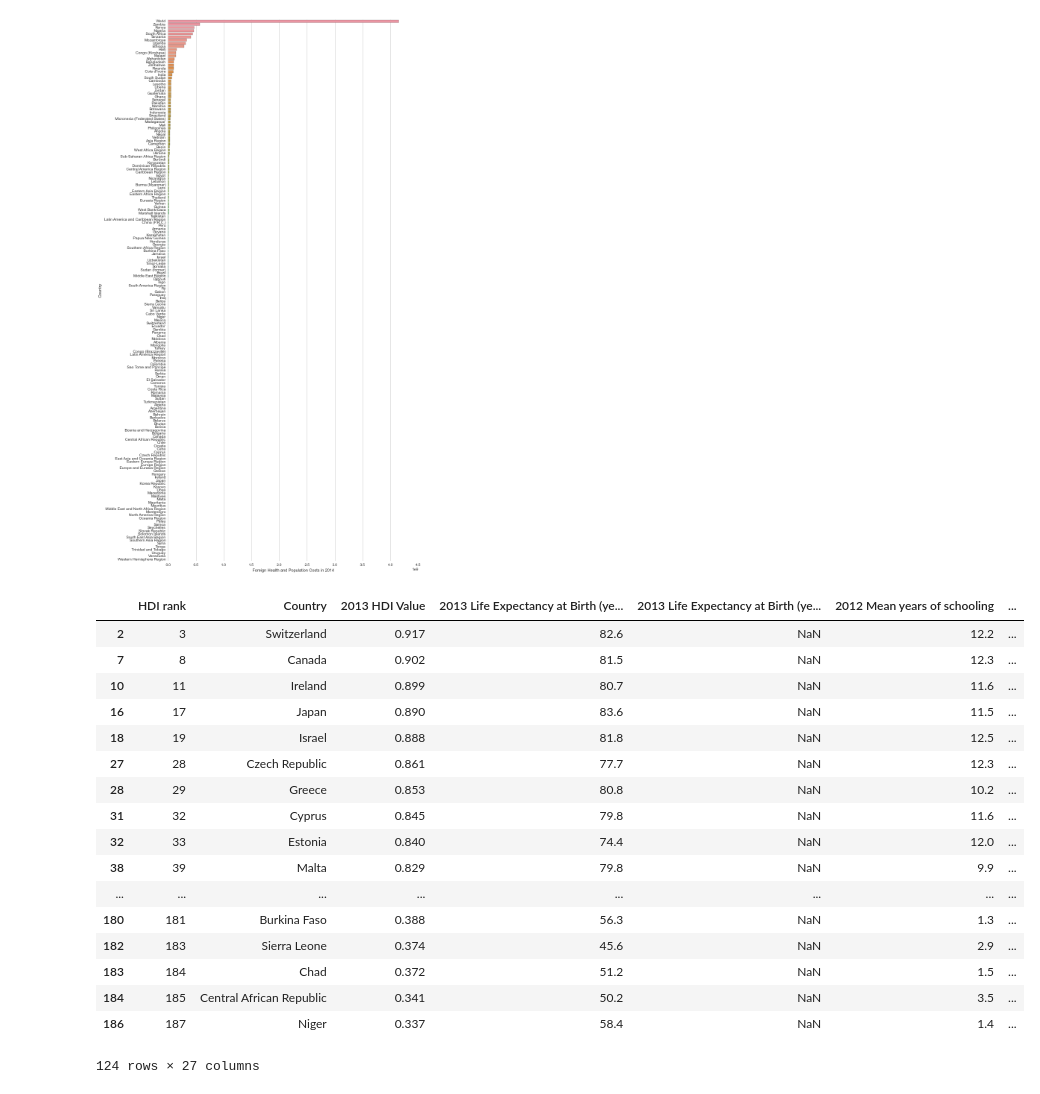
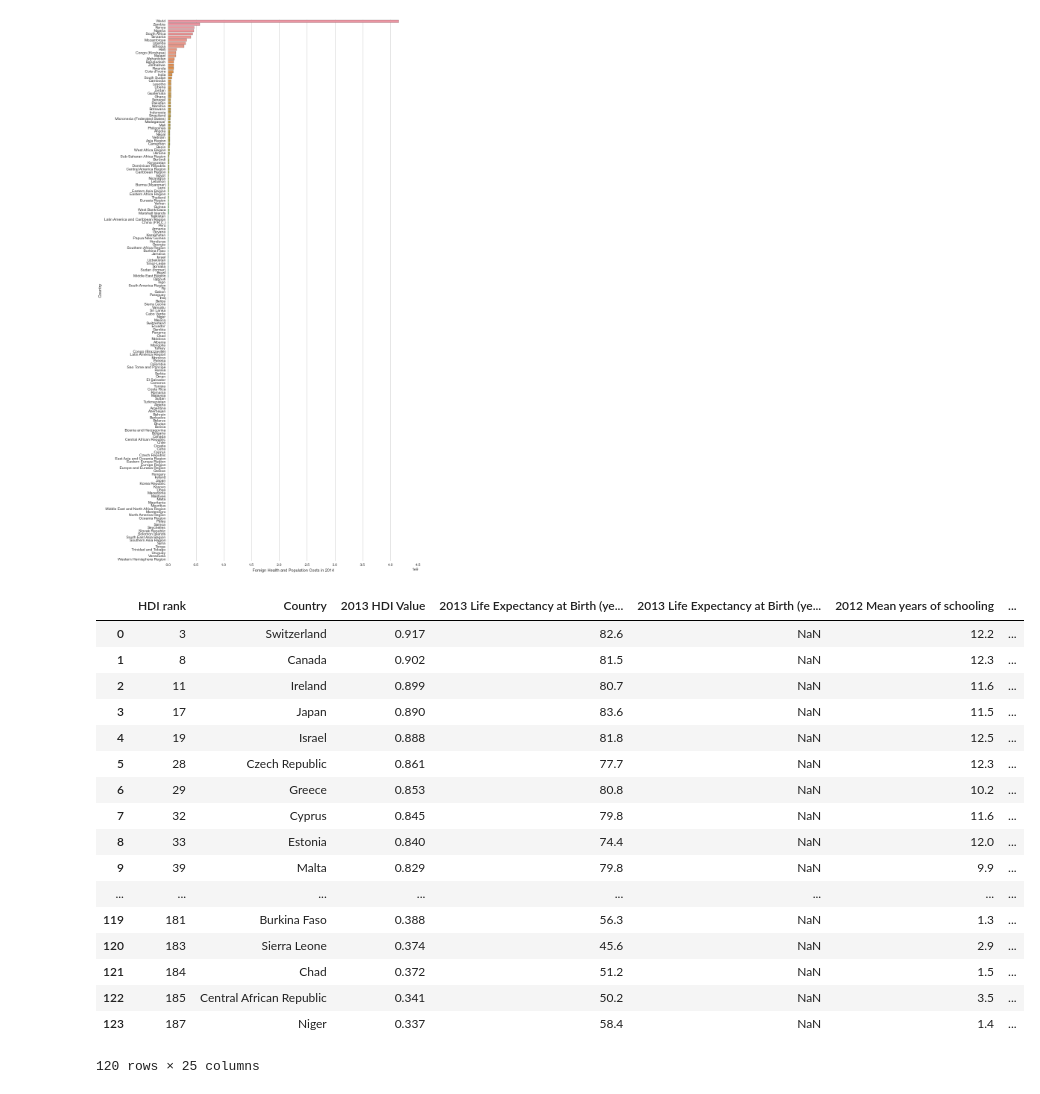
Before and after one commit to ds-proto/ds-proto.github.io, a Jupyter notebook: US_aid.ipynb, the cells around one changed output. Cells and saved outputs as stored; diff of their text form; code cells hidden in the pictures.

```diff
--- a/US_aid.ipynb
+++ b/US_aid.ipynb
@@ -136,36 +136,37 @@ plot_costs(country_costs_df, 'Health and Population', 'Country', 'Foreign Health
 # %%
 hdi = pd.read_csv("data/HDI.csv")
 hdi = hdi.drop(range(196,204))
+populations = pd.read_csv('data/populations.csv')
+populations = populations.rename(columns={'Country Name': 'Country', '2014': '2014 Population'})
+populations = populations[['Country', '2014 Population']]
 foreign_aid = pd.merge(hdi,country_costs_df, on='Country', how='outer')
 foreign_aid['Education'] = foreign_aid['Education'].fillna(0)
 foreign_aid['Health and Population'] = foreign_aid['Health and Population'].fillna(0)
 foreign_aid['Economic Growth'] = foreign_aid['Economic Growth'].fillna(0)
 foreign_aid = foreign_aid.dropna(subset=['2013 HDI Value', 'Region'])
+foreign_aid = pd.merge(foreign_aid, populations, on='Country', how='outer')
+foreign_aid = foreign_aid.dropna(subset=['2013 HDI Value', '2014 Population'], axis=0)
 foreign_aid.to_csv('data/merged_aid.csv', index=False)
-foreign_aid['Health and Population (log)'] = foreign_aid['Health and Population'].apply(np.log)
-foreign_aid['Education (log)'] = foreign_aid['Education'].apply(np.log)
-foreign_aid['Economic Growth (log)'] = foreign_aid['Economic Growth'].apply(np.log)
-
 foreign_aid
 # %% [output]
 |  | HDI rank | Country | 2013 HDI Value | 2013 Life Expectancy at Birth (ye... | 2013 Life Expectancy at Birth (ye... | 2012 Mean years of schooling | ... |
-| 2 | 3 | Switzerland | 0.917 | 82.6 | NaN | 12.2 | ... |
-| 7 | 8 | Canada | 0.902 | 81.5 | NaN | 12.3 | ... |
-| 10 | 11 | Ireland | 0.899 | 80.7 | NaN | 11.6 | ... |
-| 16 | 17 | Japan | 0.890 | 83.6 | NaN | 11.5 | ... |
-| 18 | 19 | Israel | 0.888 | 81.8 | NaN | 12.5 | ... |
-| 27 | 28 | Czech Republic | 0.861 | 77.7 | NaN | 12.3 | ... |
-| 28 | 29 | Greece | 0.853 | 80.8 | NaN | 10.2 | ... |
-| 31 | 32 | Cyprus | 0.845 | 79.8 | NaN | 11.6 | ... |
-| 32 | 33 | Estonia | 0.840 | 74.4 | NaN | 12.0 | ... |
-| 38 | 39 | Malta | 0.829 | 79.8 | NaN | 9.9 | ... |
+| 0 | 3 | Switzerland | 0.917 | 82.6 | NaN | 12.2 | ... |
+| 1 | 8 | Canada | 0.902 | 81.5 | NaN | 12.3 | ... |
+| 2 | 11 | Ireland | 0.899 | 80.7 | NaN | 11.6 | ... |
+| 3 | 17 | Japan | 0.890 | 83.6 | NaN | 11.5 | ... |
+| 4 | 19 | Israel | 0.888 | 81.8 | NaN | 12.5 | ... |
+| 5 | 28 | Czech Republic | 0.861 | 77.7 | NaN | 12.3 | ... |
+| 6 | 29 | Greece | 0.853 | 80.8 | NaN | 10.2 | ... |
+| 7 | 32 | Cyprus | 0.845 | 79.8 | NaN | 11.6 | ... |
+| 8 | 33 | Estonia | 0.840 | 74.4 | NaN | 12.0 | ... |
+| 9 | 39 | Malta | 0.829 | 79.8 | NaN | 9.9 | ... |
 | ... | ... | ... | ... | ... | ... | ... | ... |
-| 180 | 181 | Burkina Faso | 0.388 | 56.3 | NaN | 1.3 | ... |
-| 182 | 183 | Sierra Leone | 0.374 | 45.6 | NaN | 2.9 | ... |
-| 183 | 184 | Chad | 0.372 | 51.2 | NaN | 1.5 | ... |
-| 184 | 185 | Central African Republic | 0.341 | 50.2 | NaN | 3.5 | ... |
-| 186 | 187 | Niger | 0.337 | 58.4 | NaN | 1.4 | ... |
+| 119 | 181 | Burkina Faso | 0.388 | 56.3 | NaN | 1.3 | ... |
+| 120 | 183 | Sierra Leone | 0.374 | 45.6 | NaN | 2.9 | ... |
+| 121 | 184 | Chad | 0.372 | 51.2 | NaN | 1.5 | ... |
+| 122 | 185 | Central African Republic | 0.341 | 50.2 | NaN | 3.5 | ... |
+| 123 | 187 | Niger | 0.337 | 58.4 | NaN | 1.4 | ... |
-124 rows × 27 columns
+120 rows × 25 columns
 # %%
 sns.jointplot(kind='reg',x="Economic Growth", y="2013 Gross national income (GNI) per capita (2011 PPP $)", data=foreign_aid)
 # %% [output]
```
Also changed, not shown: parts of 6 cells of this notebook, 3 other files.
